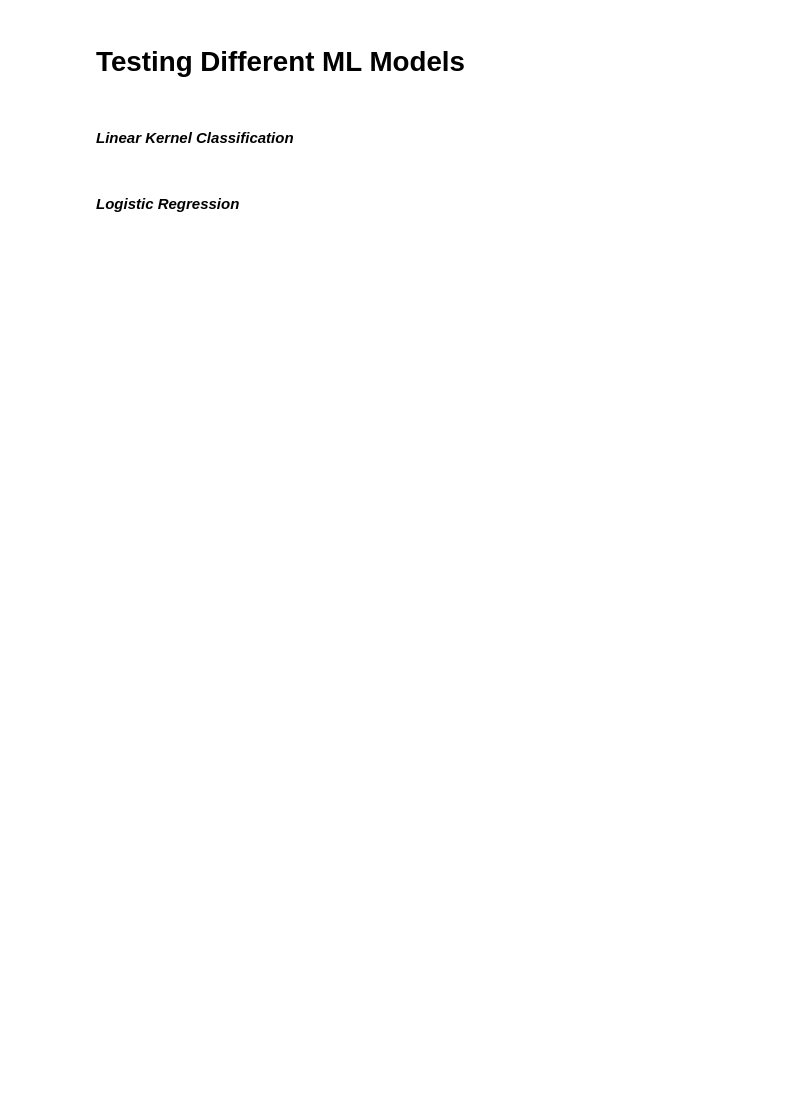
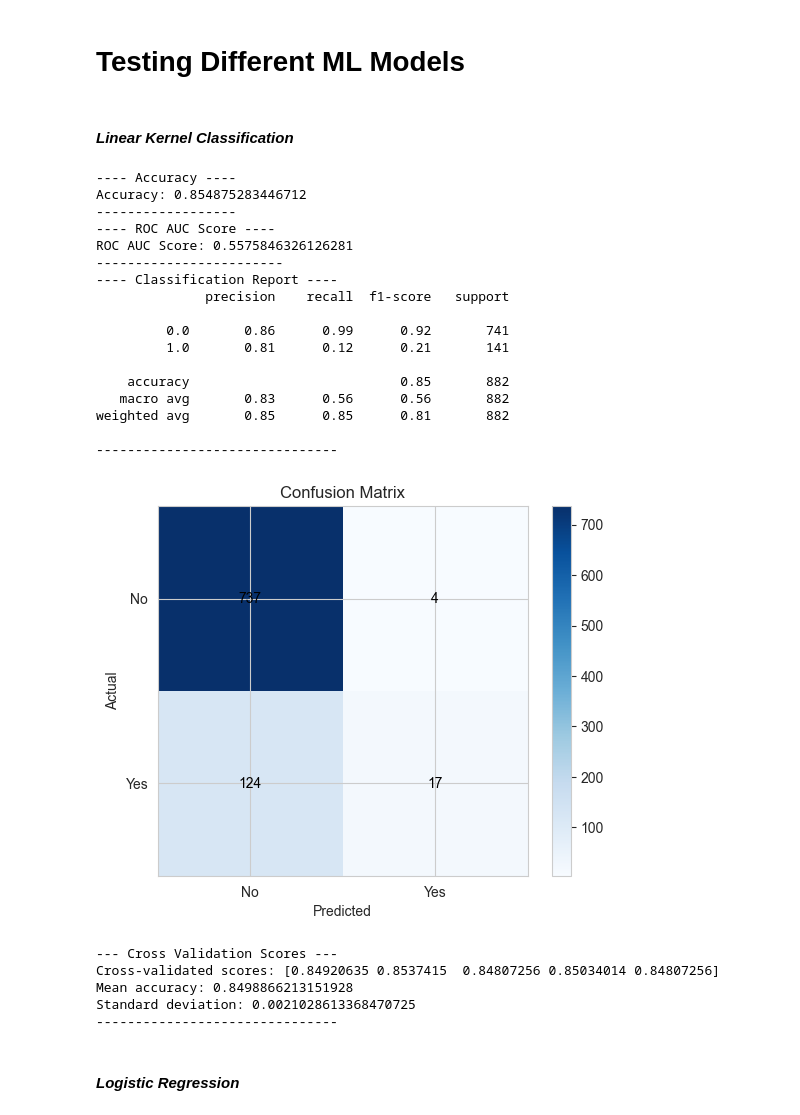
Before and after one commit to En0ri4n/AI-Project, a Jupyter notebook: Project_AI_Group_1.ipynb, the cells around one changed output. Cells and saved outputs as stored; diff of their text form; code cells hidden in the pictures; blank space fills up the shorter version.

```diff
--- a/Project_AI_Group_1.ipynb
+++ b/Project_AI_Group_1.ipynb
@@ -266,32 +369,56 @@ full_employee_data.to_csv('full_employee_data_cleaned.csv', index=False)
 # %% [markdown]
 #### *Linear Kernel Classification*
 # %%
-import pandas as pd
 from sklearn.model_selection import train_test_split
 from sklearn.svm import LinearSVC
-
 from models.statistics_helper import StatisticsHelper
 
 # Load the data
 full_employee_data = pd.read_csv('./full_employee_data_cleaned.csv')
 
 # Prepare the data
 target_column = 'Attrition'
 X = full_employee_data.drop(target_column, axis=1)
 y = full_employee_data[target_column]
 
 # Split the data into training and testing sets
 X_train, X_test, y_train, y_test = train_test_split(X, y, test_size=0.2, shuffle=True, random_state=42)
 
 lr_model = LinearSVC(random_state=42, dual='auto')
 lr_model.fit(X_train, y_train)
 
 # Make predictions
 y_pred = lr_model.predict(X_test)
 
 # Display the statistics
-stat_helper = StatisticsHelper(X, y, lr_model, y_test, y_pred)
-stat_helper.show_all()
+stats_helper = StatisticsHelper(X, y, lr_model, y_test, y_pred)
+lr_acc = stats_helper.ret_cross_val_score()
+lr_roc = stats_helper.ret_roc_auc_score()
+stats_helper.show_all()
+# %% [output]
+---- Accuracy ----
+Accuracy: 0.854875283446712
+------------------
+---- ROC AUC Score ----
+ROC AUC Score: 0.5575846326126281
+------------------------
+---- Classification Report ----
+              precision    recall  f1-score   support
+
+         0.0       0.86      0.99      0.92       741
+         1.0       0.81      0.12      0.21       141
+
+    accuracy                           0.85       882
+   macro avg       0.83      0.56      0.56       882
+weighted avg       0.85      0.85      0.81       882
+
+-------------------------------
+[figure, added]
+--- Cross Validation Scores ---
+Cross-validated scores: [0.84920635 0.8537415  0.84807256 0.85034014 0.84807256]
+Mean accuracy: 0.8498866213151928
+Standard deviation: 0.0021028613368470725
+-------------------------------
 # %% [markdown]
 #### *Logistic Regression*
 # %%
```
Also changed, not shown: parts of 36 cells of this notebook, 3 other files.
